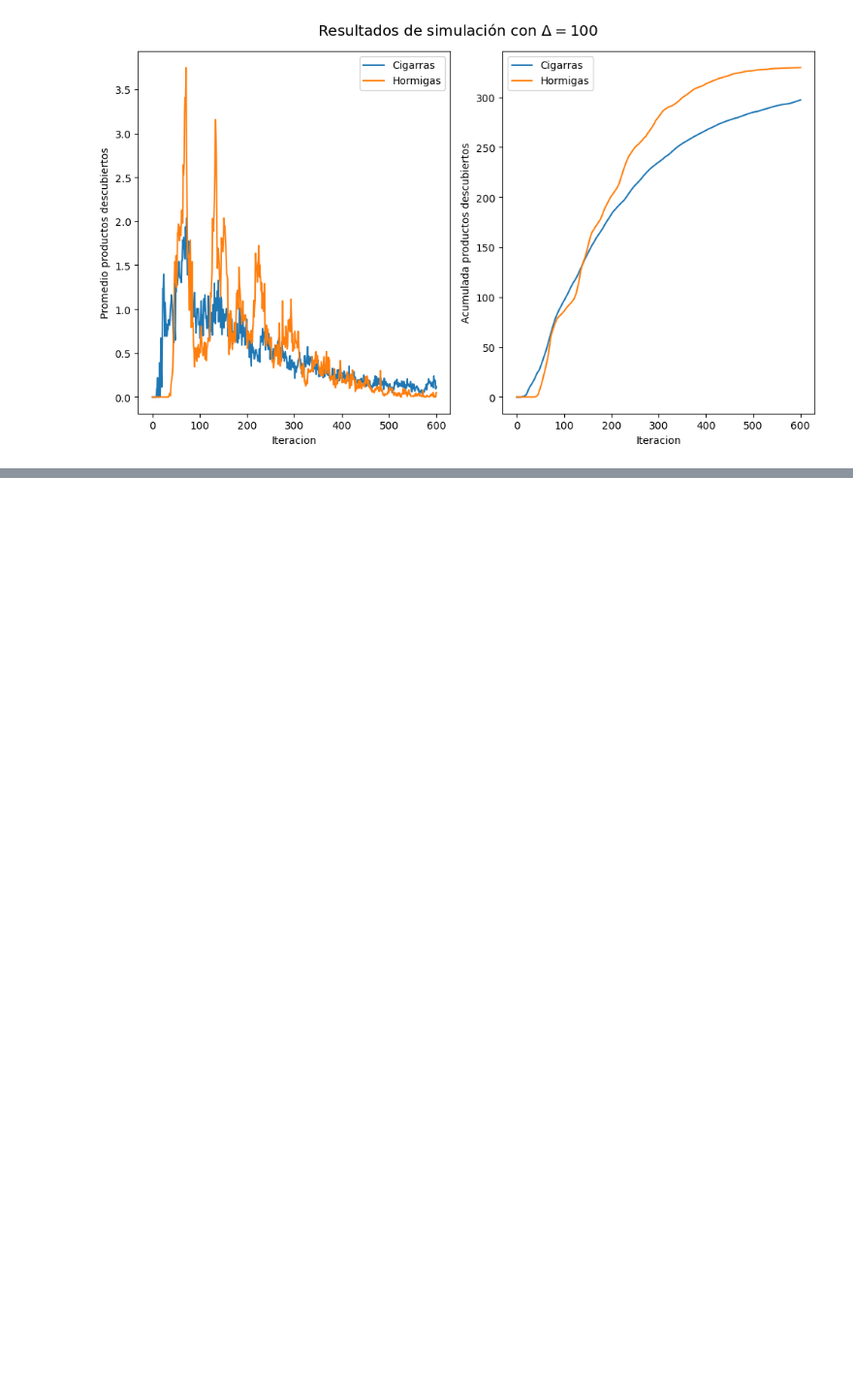
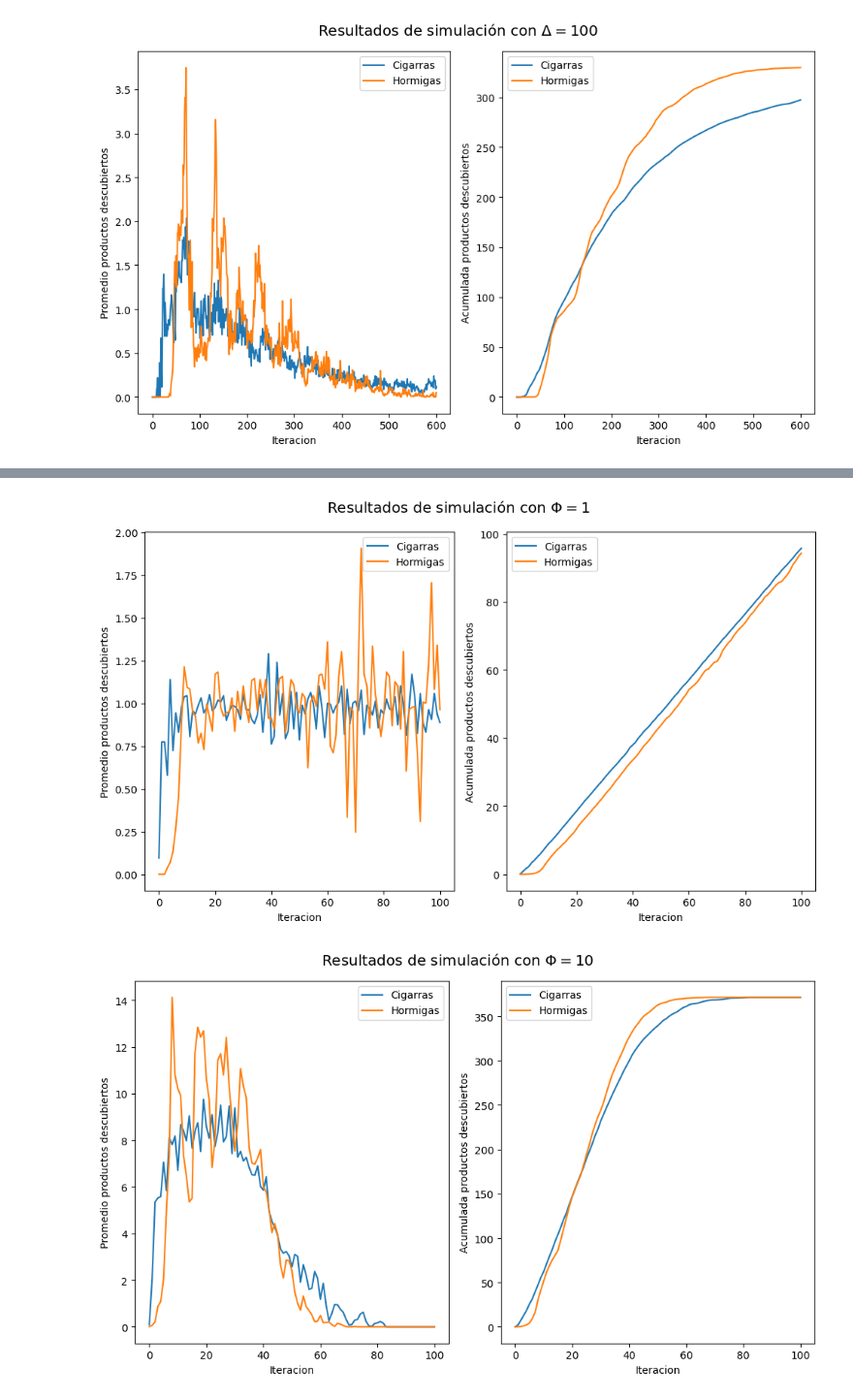
Before and after one commit to CatrielD/msscae-tp-final, a Jupyter notebook: src/lag.ipynb, the cells around one changed output, grey strips where cells are left out. Shown: that part at 97% size. Drawn from its saved outputs; the diff is of its cells as text; code cells hidden in the pictures; blank space fills up the shorter version.

```diff
--- a/src/lag.ipynb
+++ b/src/lag.ipynb
@@ -77,0 +144,12 @@ for lag, historia_cigarra, historia_hormiga in zip(lags, historias_cigarras, his
+# %%
+phis = [ 1, 10, 100 ]
+iteraciones = [ 100, 100, 100 ]
+
+historias_cigarras_fijos = []
+historias_hormigas_fijos = []
+for phi, it in zip( phis, iteraciones):
+    cigarras = SimuladorComplejoFijo( phi, lambda step: step > it , PaisCigarraFijo, M.copy(deep=True), 0.55 )
+    hormigas = SimuladorComplejoFijo( phi, lambda step: step > it , PaisHormigaFijo, M.copy(deep=True), 0.55 )
+
+    historias_cigarras_fijos.append( correr_simulacion_mostrando(cigarras, False) )
+    historias_hormigas_fijos.append( correr_simulacion_mostrando(hormigas, False) )
@@ -77,0 +175,26 @@ for lag, historia_cigarra, historia_hormiga in zip(lags, historias_cigarras, his
+# %%
+cant_paises = len(M.index.to_list())
+
+for phi, historia_cigarra_fijo, historia_hormiga_fijo in zip(phis, historias_cigarras_fijos, historias_hormigas_fijos):
+    fig = plt.figure(figsize=(10, 6))
+    fig.suptitle(r"Resultados de simulación con $\Phi = %s $" %(str(phi)) , fontsize="x-large")
+
+    plt.subplot(1,2,1)
+    plt.plot(range(len(historia_cigarra_fijo)), cantidad_descubrimientos_iteracion(historia_cigarra_fijo) / cant_paises, label='Cigarras')
+    plt.plot(range(len(historia_hormiga_fijo)), cantidad_descubrimientos_iteracion(historia_hormiga_fijo) / cant_paises, label='Hormigas')
+    plt.xlabel('Iteracion')
+    plt.ylabel('Promedio productos descubiertos')
+    plt.legend()
+
+    plt.subplot(1,2,2)
+    plt.plot(range(len(historia_cigarra_fijo)), np.cumsum( cantidad_descubrimientos_iteracion(historia_cigarra_fijo) / cant_paises ) , label='Cigarras')
+    plt.plot(range(len(historia_hormiga_fijo)), np.cumsum( cantidad_descubrimientos_iteracion(historia_hormiga_fijo) / cant_paises ) , label='Hormigas')
+    plt.xlabel('Iteracion')
+    plt.ylabel('Acumulada productos descubiertos')
+    plt.legend()
+
+    plt.tight_layout()
+    plt.show()
+# %% [output]
+[figure, added]
+[figure, added]
```
Also changed, not shown: parts of 7 cells of this notebook, 4 other files.
